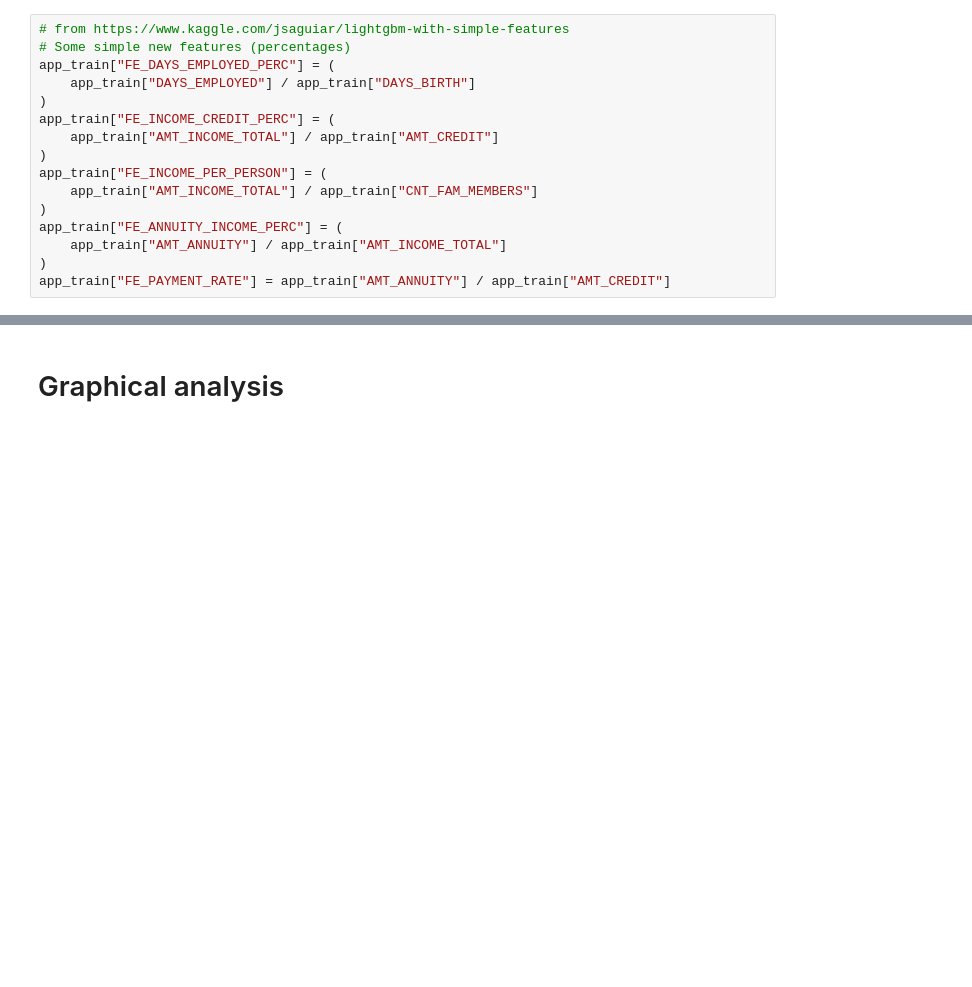
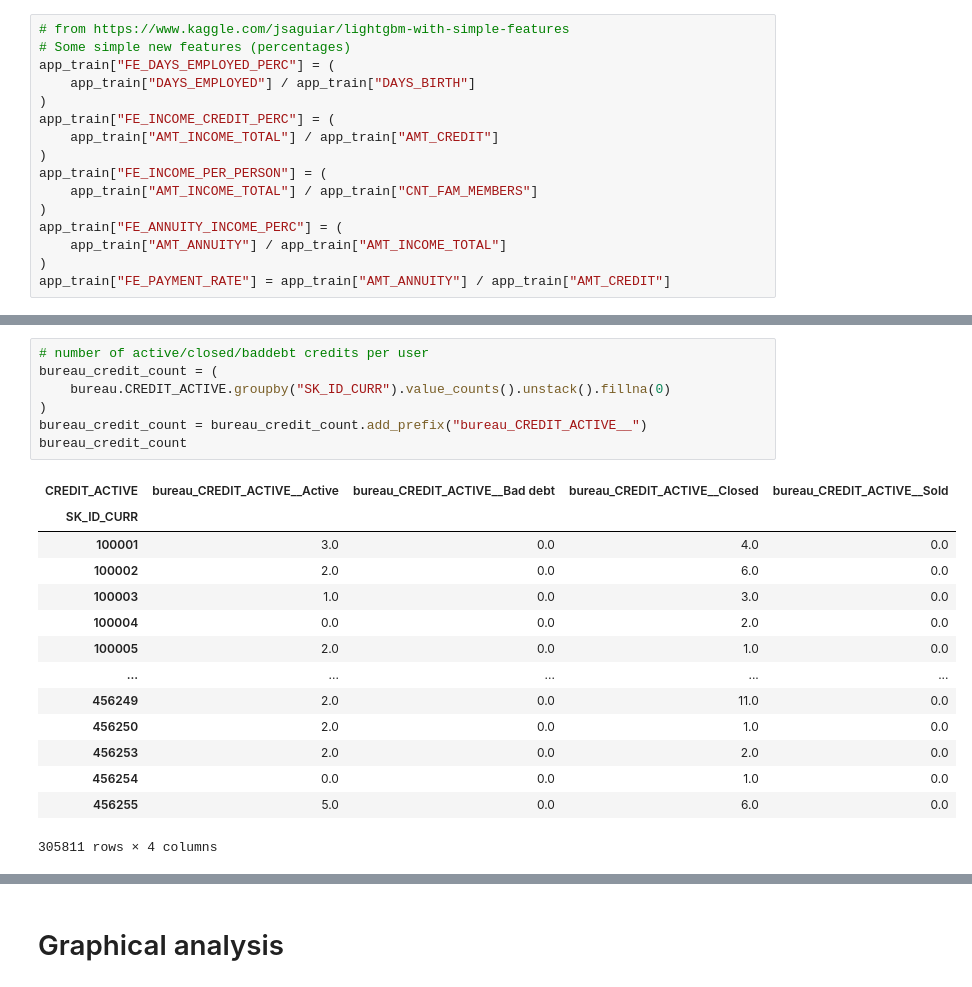
Before and after one commit to carlgennetais/P7_scoring_ML, a Jupyter notebook: notebooks/P7_01_EDA_cleaning_graphics.ipynb, the cells around one changed output, grey strips where cells are left out. Drawn from its saved outputs; the diff is of its cells as text; blank space fills up the shorter version.

```diff
--- a/notebooks/P7_01_EDA_cleaning_graphics.ipynb
+++ b/notebooks/P7_01_EDA_cleaning_graphics.ipynb
@@ -449,0 +451,22 @@ app_train["FE_PAYMENT_RATE"] = app_train["AMT_ANNUITY"] / app_train["AMT_CREDIT"
+# %%
+# number of active/closed/baddebt credits per user
+bureau_credit_count = (
+    bureau.CREDIT_ACTIVE.groupby("SK_ID_CURR").value_counts().unstack().fillna(0)
+)
+bureau_credit_count = bureau_credit_count.add_prefix("bureau_CREDIT_ACTIVE__")
+bureau_credit_count
+# %% [output]
+| CREDIT_ACTIVE | bureau_CREDIT_ACTIVE__Active | bureau_CREDIT_ACTIVE__Bad debt | bureau_CREDIT_ACTIVE__Closed | bureau_CREDIT_ACTIVE__Sold |
+| SK_ID_CURR |  |  |  |  |
+| 100001 | 3.0 | 0.0 | 4.0 | 0.0 |
+| 100002 | 2.0 | 0.0 | 6.0 | 0.0 |
+| 100003 | 1.0 | 0.0 | 3.0 | 0.0 |
+| 100004 | 0.0 | 0.0 | 2.0 | 0.0 |
+| 100005 | 2.0 | 0.0 | 1.0 | 0.0 |
+| ... | ... | ... | ... | ... |
+| 456249 | 2.0 | 0.0 | 11.0 | 0.0 |
+| 456250 | 2.0 | 0.0 | 1.0 | 0.0 |
+| 456253 | 2.0 | 0.0 | 2.0 | 0.0 |
+| 456254 | 0.0 | 0.0 | 1.0 | 0.0 |
+| 456255 | 5.0 | 0.0 | 6.0 | 0.0 |
+305811 rows × 4 columns
```
Also changed, not shown: parts of 37 cells of this notebook.
